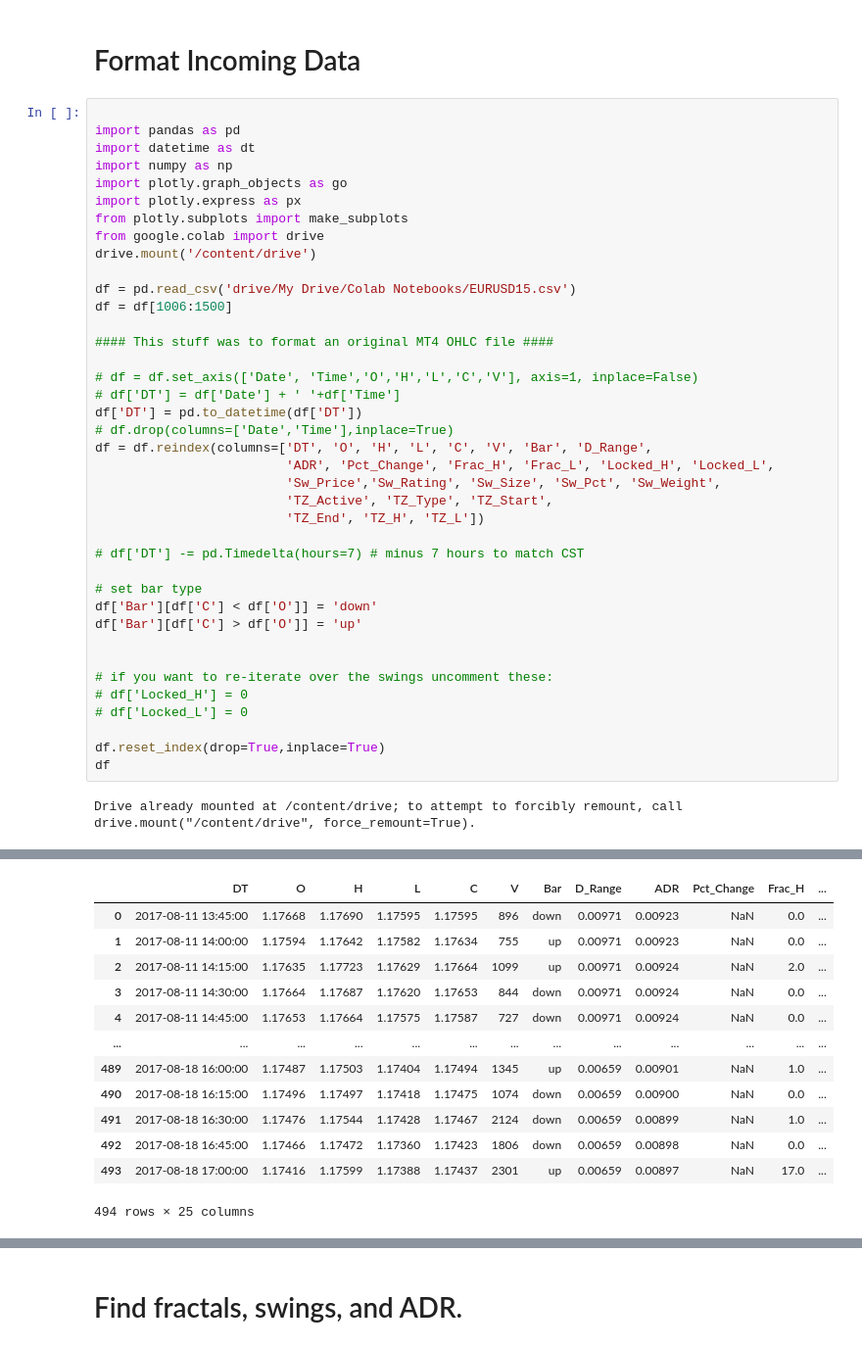
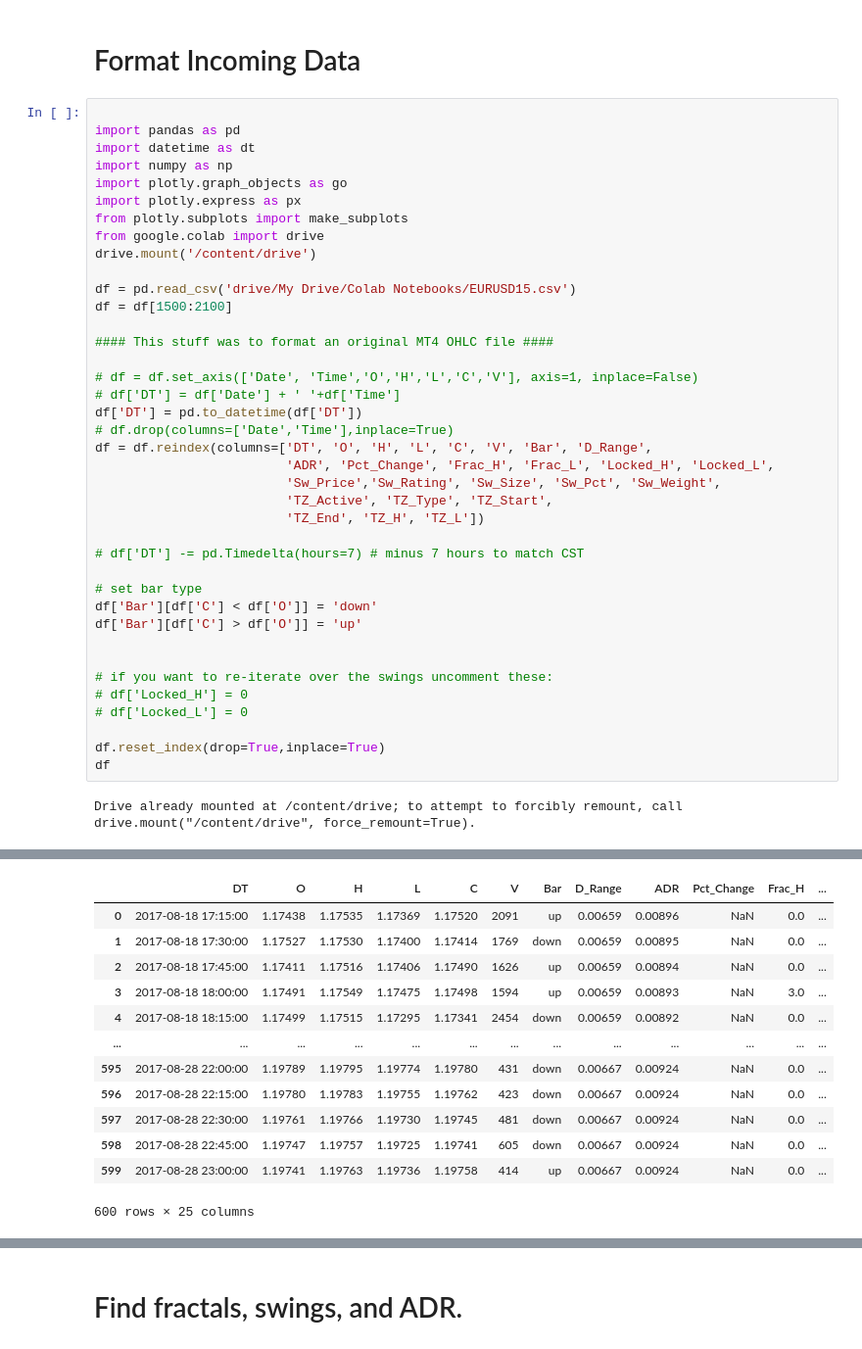
Before and after one commit to rrrudolph/trade, a Jupyter notebook: Strategy_Module.ipynb, the cells around one changed output, grey strips where cells are left out. Shown at 98% size. Saved outputs shown, nothing was run; the diff lists cells and outputs as text.

```diff
--- a/Strategy_Module.ipynb
+++ b/Strategy_Module.ipynb
@@ -15,7 +15,7 @@ from google.colab import drive
 drive.mount('/content/drive')
 
 df = pd.read_csv('drive/My Drive/Colab Notebooks/EURUSD15.csv')
-df = df[1006:1500]
+df = df[1500:2100]
 
 #### This stuff was to format an original MT4 OHLC file ####
 
@@ -27,45 +27,45 @@ df = df.reindex(columns=['DT', 'O', 'H', 'L', 'C', 'V', 'Bar', 'D_Range',
                          'ADR', 'Pct_Change', 'Frac_H', 'Frac_L', 'Locked_H', 'Locked_L',
                          'Sw_Price','Sw_Rating', 'Sw_Size', 'Sw_Pct', 'Sw_Weight',
                          'TZ_Active', 'TZ_Type', 'TZ_Start',
                          'TZ_End', 'TZ_H', 'TZ_L'])
 
 # df['DT'] -= pd.Timedelta(hours=7) # minus 7 hours to match CST
 
 # set bar type
 df['Bar'][df['C'] < df['O']] = 'down'
 df['Bar'][df['C'] > df['O']] = 'up'
 
 
 # if you want to re-iterate over the swings uncomment these:
 # df['Locked_H'] = 0
 # df['Locked_L'] = 0
 
 df.reset_index(drop=True,inplace=True)
 df
 # %% [output]
 Drive already mounted at /content/drive; to attempt to forcibly remount, call drive.mount("/content/drive", force_remount=True).
 A value is trying to be set on a copy of a slice from a DataFrame
 
 See the caveats in the documentation: https://pandas.pydata.org/pandas-docs/stable/user_guide/indexing.html#returning-a-view-versus-a-copy
 
 
 
 A value is trying to be set on a copy of a slice from a DataFrame
 
 See the caveats in the documentation: https://pandas.pydata.org/pandas-docs/stable/user_guide/indexing.html#returning-a-view-versus-a-copy
 |  | DT | O | H | L | C | V | Bar | D_Range | ADR | Pct_Change | Frac_H | ... |
-| 0 | 2017-08-11 13:45:00 | 1.17668 | 1.17690 | 1.17595 | 1.17595 | 896 | down | 0.00971 | 0.00923 | NaN | 0.0 | ... |
-| 1 | 2017-08-11 14:00:00 | 1.17594 | 1.17642 | 1.17582 | 1.17634 | 755 | up | 0.00971 | 0.00923 | NaN | 0.0 | ... |
-| 2 | 2017-08-11 14:15:00 | 1.17635 | 1.17723 | 1.17629 | 1.17664 | 1099 | up | 0.00971 | 0.00924 | NaN | 2.0 | ... |
-| 3 | 2017-08-11 14:30:00 | 1.17664 | 1.17687 | 1.17620 | 1.17653 | 844 | down | 0.00971 | 0.00924 | NaN | 0.0 | ... |
-| 4 | 2017-08-11 14:45:00 | 1.17653 | 1.17664 | 1.17575 | 1.17587 | 727 | down | 0.00971 | 0.00924 | NaN | 0.0 | ... |
+| 0 | 2017-08-18 17:15:00 | 1.17438 | 1.17535 | 1.17369 | 1.17520 | 2091 | up | 0.00659 | 0.00896 | NaN | 0.0 | ... |
+| 1 | 2017-08-18 17:30:00 | 1.17527 | 1.17530 | 1.17400 | 1.17414 | 1769 | down | 0.00659 | 0.00895 | NaN | 0.0 | ... |
+| 2 | 2017-08-18 17:45:00 | 1.17411 | 1.17516 | 1.17406 | 1.17490 | 1626 | up | 0.00659 | 0.00894 | NaN | 0.0 | ... |
+| 3 | 2017-08-18 18:00:00 | 1.17491 | 1.17549 | 1.17475 | 1.17498 | 1594 | up | 0.00659 | 0.00893 | NaN | 3.0 | ... |
+| 4 | 2017-08-18 18:15:00 | 1.17499 | 1.17515 | 1.17295 | 1.17341 | 2454 | down | 0.00659 | 0.00892 | NaN | 0.0 | ... |
 | ... | ... | ... | ... | ... | ... | ... | ... | ... | ... | ... | ... | ... |
-| 489 | 2017-08-18 16:00:00 | 1.17487 | 1.17503 | 1.17404 | 1.17494 | 1345 | up | 0.00659 | 0.00901 | NaN | 1.0 | ... |
-| 490 | 2017-08-18 16:15:00 | 1.17496 | 1.17497 | 1.17418 | 1.17475 | 1074 | down | 0.00659 | 0.00900 | NaN | 0.0 | ... |
-| 491 | 2017-08-18 16:30:00 | 1.17476 | 1.17544 | 1.17428 | 1.17467 | 2124 | down | 0.00659 | 0.00899 | NaN | 1.0 | ... |
-| 492 | 2017-08-18 16:45:00 | 1.17466 | 1.17472 | 1.17360 | 1.17423 | 1806 | down | 0.00659 | 0.00898 | NaN | 0.0 | ... |
-| 493 | 2017-08-18 17:00:00 | 1.17416 | 1.17599 | 1.17388 | 1.17437 | 2301 | up | 0.00659 | 0.00897 | NaN | 17.0 | ... |
+| 595 | 2017-08-28 22:00:00 | 1.19789 | 1.19795 | 1.19774 | 1.19780 | 431 | down | 0.00667 | 0.00924 | NaN | 0.0 | ... |
+| 596 | 2017-08-28 22:15:00 | 1.19780 | 1.19783 | 1.19755 | 1.19762 | 423 | down | 0.00667 | 0.00924 | NaN | 0.0 | ... |
+| 597 | 2017-08-28 22:30:00 | 1.19761 | 1.19766 | 1.19730 | 1.19745 | 481 | down | 0.00667 | 0.00924 | NaN | 0.0 | ... |
+| 598 | 2017-08-28 22:45:00 | 1.19747 | 1.19757 | 1.19725 | 1.19741 | 605 | down | 0.00667 | 0.00924 | NaN | 0.0 | ... |
+| 599 | 2017-08-28 23:00:00 | 1.19741 | 1.19763 | 1.19736 | 1.19758 | 414 | up | 0.00667 | 0.00924 | NaN | 0.0 | ... |
-494 rows × 25 columns
+600 rows × 25 columns
 # %%
 df.info()
 # %% [output]
```
Also changed, not shown: parts of 4 cells of this notebook.
